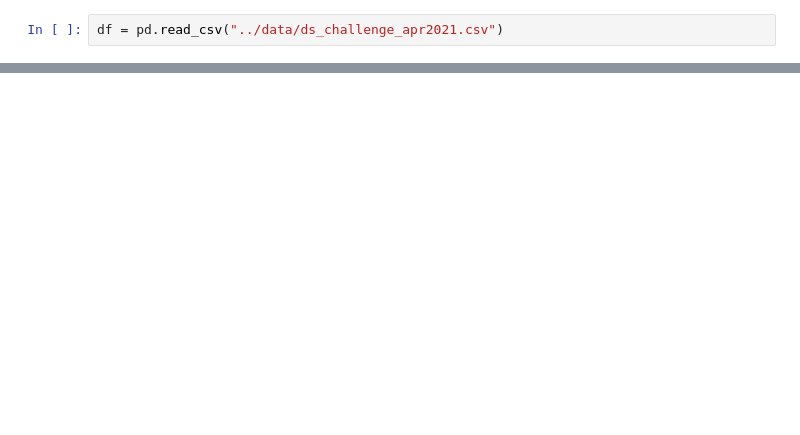
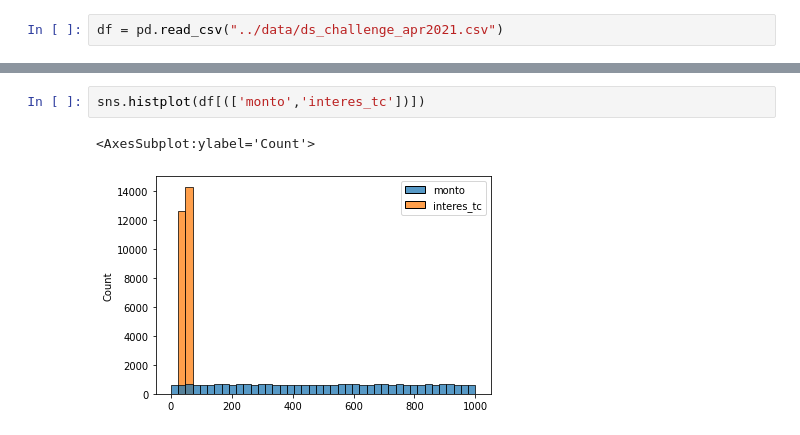
Before and after one commit to ElenaVillano/challenge_rpmx, a Jupyter notebook: notebooks/eda.ipynb, the cells around one changed output, grey strips where cells are left out. Saved outputs shown, nothing was run; the diff lists cells and outputs as text; blank space fills up the shorter version.

```diff
--- a/notebooks/eda.ipynb
+++ b/notebooks/eda.ipynb
@@ -194,0 +49,5 @@ df.describe()
+# %%
+sns.histplot(df[(['monto','interes_tc'])])
+# %% [output]
+<AxesSubplot:ylabel='Count'>
+[figure, added]
```
Also changed, not shown: parts of 51 cells of this notebook.
